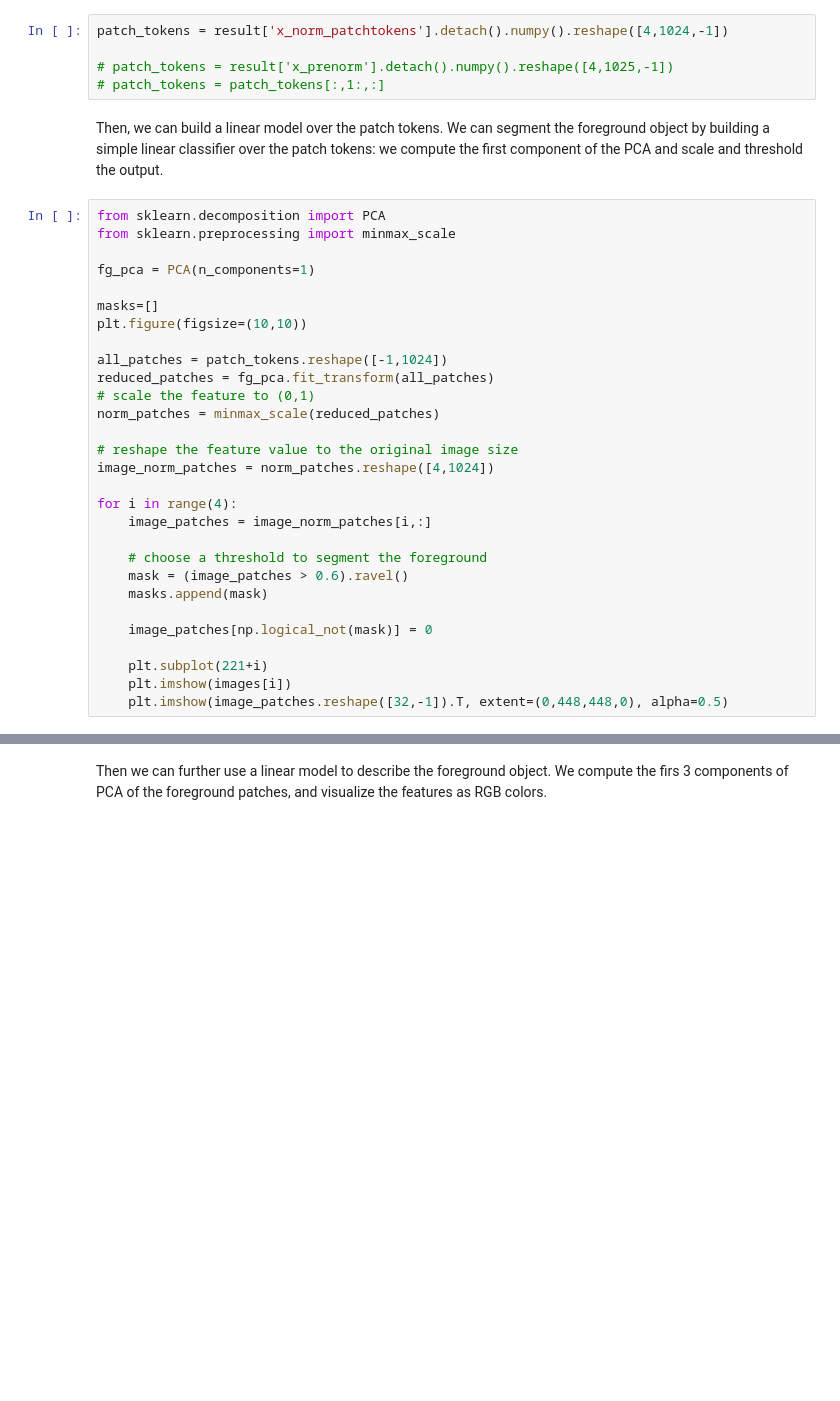
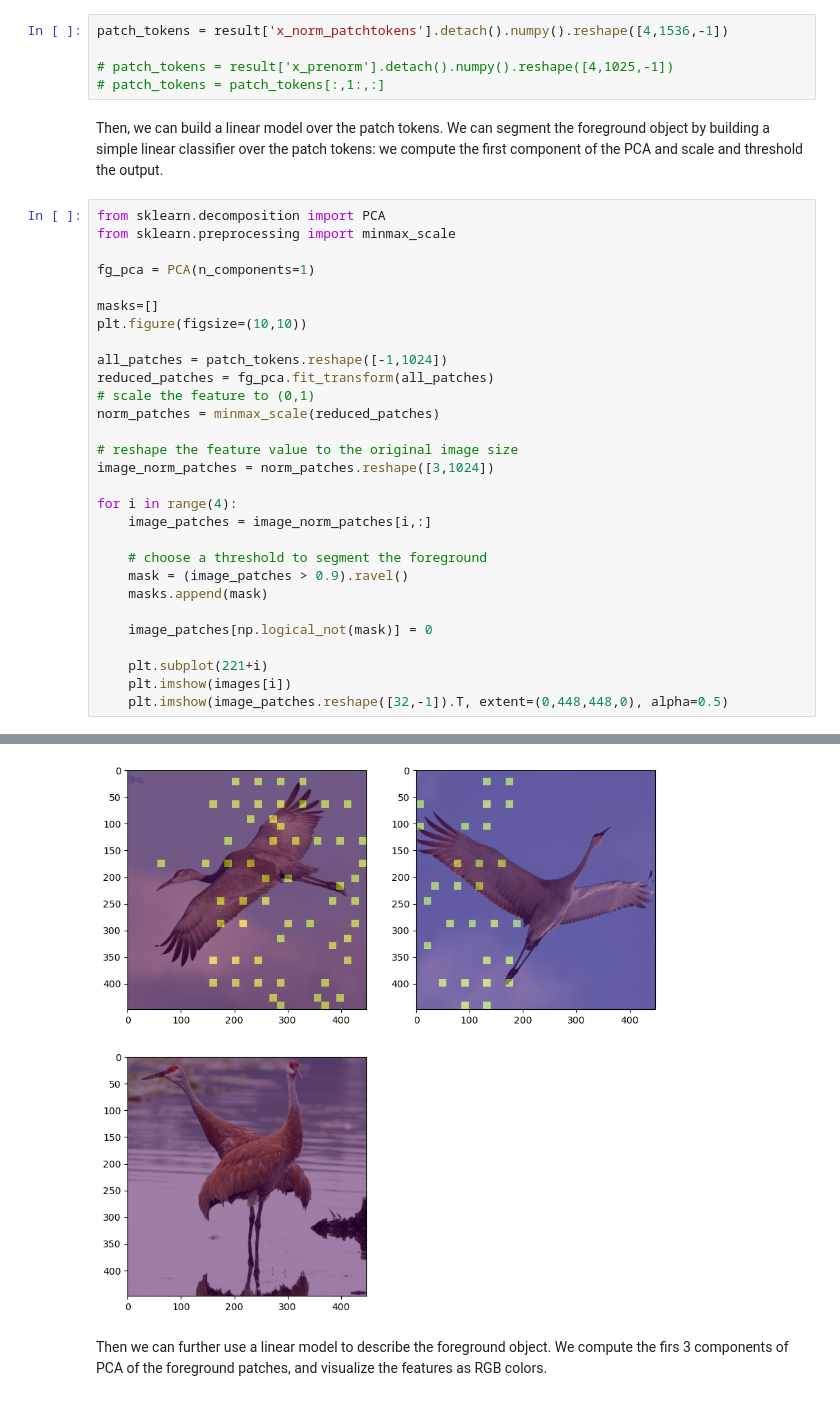
Before and after one commit to jyax1/2952k_g8_final_proj, a Jupyter notebook: fg_segmantation.ipynb, the cells around one changed output, grey strips where cells are left out. Saved outputs shown, nothing was run; the diff lists cells and outputs as text; blank space fills up the shorter version.

```diff
--- a/fg_segmantation.ipynb
+++ b/fg_segmantation.ipynb
@@ -77,7 +76,7 @@ result = model.forward_features(input_tensor)
 # %% [output]
 Error:
 # %%
-patch_tokens = result['x_norm_patchtokens'].detach().numpy().reshape([4,1024,-1])
+patch_tokens = result['x_norm_patchtokens'].detach().numpy().reshape([4,1536,-1])
 
 # patch_tokens = result['x_prenorm'].detach().numpy().reshape([4,1025,-1])
 # patch_tokens = patch_tokens[:,1:,:]
@@ -98,13 +97,13 @@ reduced_patches = fg_pca.fit_transform(all_patches)
 norm_patches = minmax_scale(reduced_patches)
 
 # reshape the feature value to the original image size
-image_norm_patches = norm_patches.reshape([4,1024])
+image_norm_patches = norm_patches.reshape([3,1024])
 
 for i in range(4):
     image_patches = image_norm_patches[i,:]
 
     # choose a threshold to segment the foreground
-    mask = (image_patches > 0.6).ravel()
+    mask = (image_patches > 0.9).ravel()
     masks.append(mask)
 
     image_patches[np.logical_not(mask)] = 0
@@ -112,3 +111,4 @@ for i in range(4):
     plt.subplot(221+i)
     plt.imshow(images[i])
     plt.imshow(image_patches.reshape([32,-1]).T, extent=(0,448,448,0), alpha=0.5)
+# %% [output]
@@ -115,3 +116,4 @@ for i in range(4):
+[figure, added]
 # %% [markdown]
 Then we can further use a linear model to describe the foreground object. We compute the firs 3 components of PCA of the foreground patches, and visualize the features as RGB colors.
 # %%
```
Also changed, not shown: parts of 4 cells of this notebook.
